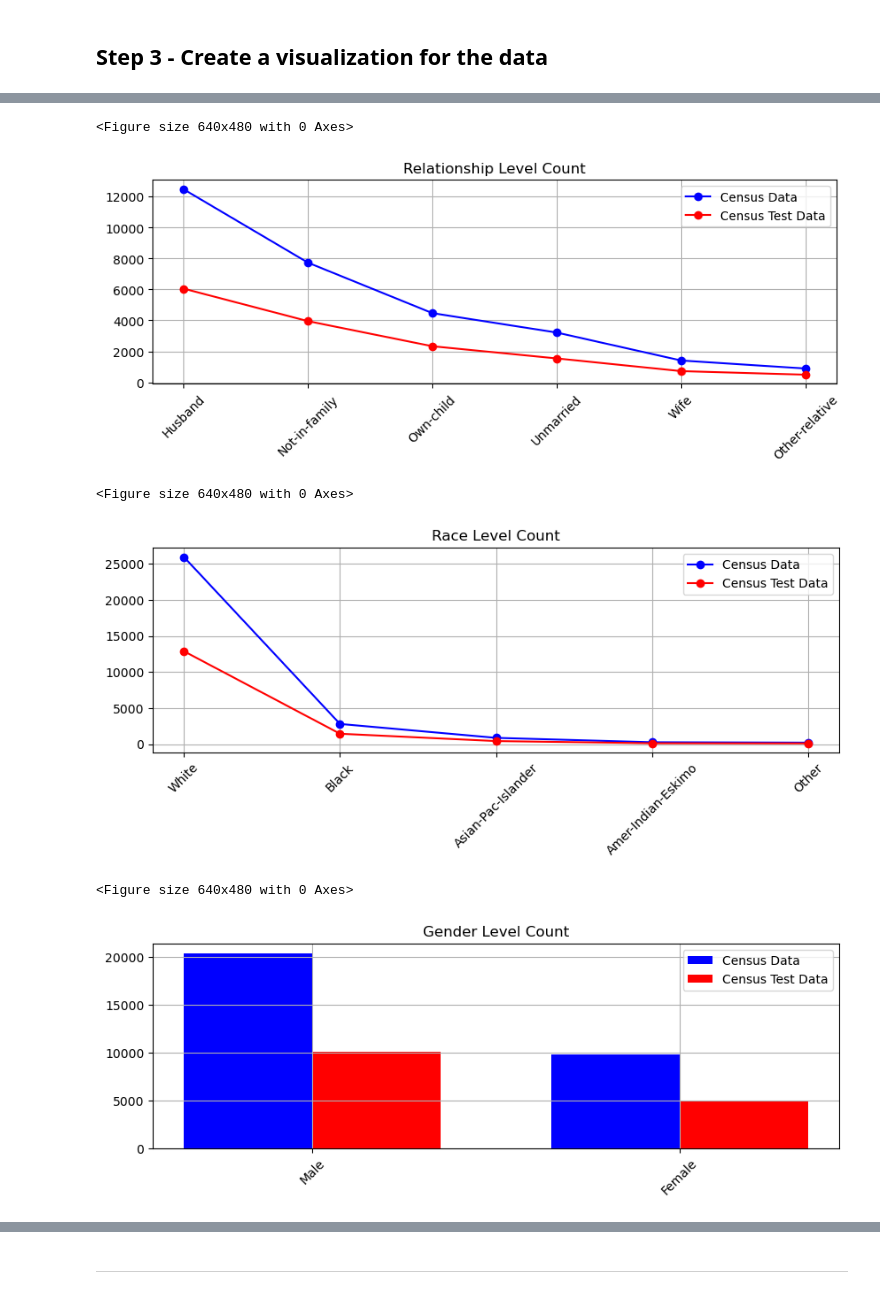
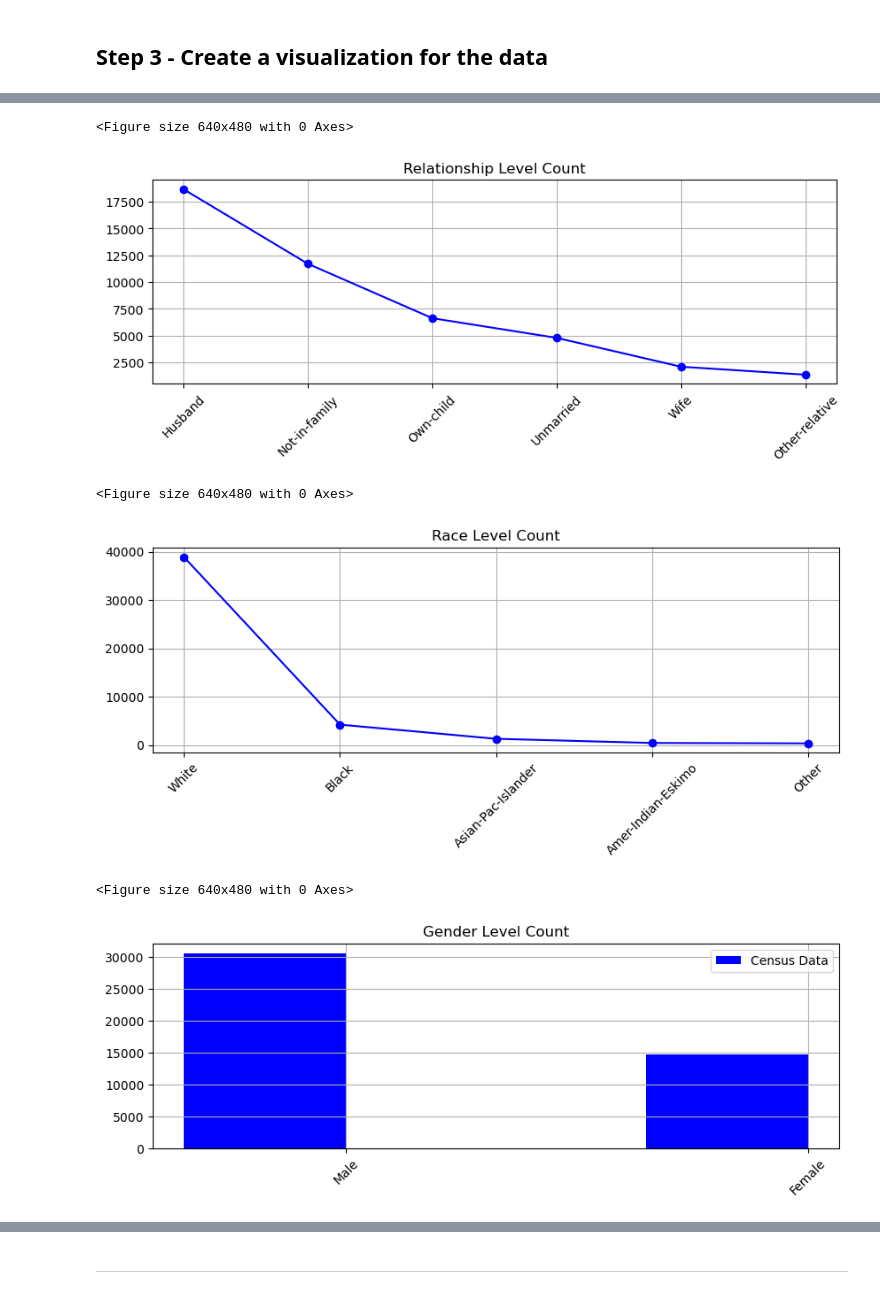
Before and after one commit to sppencerr/Census_Income_ML_Model_Team2, a Jupyter notebook: Group_2_Census_Income_ML_Model.ipynb, the cells around one changed output, grey strips where cells are left out. Saved outputs shown, nothing was run; the diff lists cells and outputs as text; code cells hidden in the pictures.

```diff
--- a/Group_2_Census_Income_ML_Model.ipynb
+++ b/Group_2_Census_Income_ML_Model.ipynb
@@ -95,3 +114,6 @@ census_df.head(10)
+# %%
+# Combine the census_df and census_test_df
+census_df = pd.concat([census_df, census_test_df])
 # %%
 # Check how many rows of census_df
 census_df.shape
@@ -413,59 +291,50 @@ plt.show()
 # %%
-# Create a visualization of the relationship column for each census_df and census_test_df
+# Create a visualization of the relationship column
 
 plt.clf()
 plt.figure(figsize=(10, 3))
 train_work_counts = census_df['relationship'].value_counts()
-test_work_counts = census_test_df['relationship'].value_counts()
 
 plt.plot(train_work_counts.index, train_work_counts.values, marker='o', color='blue')
-plt.plot(test_work_counts.index, test_work_counts.values, marker='o', color='red')
 plt.xticks(rotation=45)
 plt.title('Relationship Level Count')
-plt.legend(['Census Data', 'Census Test Data'])
 plt.grid(True)
 plt.show()
 # %% [output]
 <Figure size 640x480 with 0 Axes>
-[figure, old version]
+[figure, new version]
 # %%
-# Create a visualization of the race column for each census_df and census_test_df
+# Create a visualization of the race column
 
 plt.clf()
 plt.figure(figsize=(10, 3))
 train_work_counts = census_df['race'].value_counts()
-test_work_counts = census_test_df['race'].value_counts()
 
 plt.plot(train_work_counts.index, train_work_counts.values, marker='o', color='blue')
-plt.plot(test_work_counts.index, test_work_counts.values, marker='o', color='red')
 plt.xticks(rotation=45)
 plt.title('Race Level Count')
-plt.legend(['Census Data', 'Census Test Data'])
 plt.grid(True)
 plt.show()
 # %% [output]
 <Figure size 640x480 with 0 Axes>
-[figure, old version]
+[figure, new version]
 # %%
-# Create a visualization of the sex column for each census_df and census_test_df
-
+# Create a visualization of the sex column
 plt.clf()
 plt.figure(figsize=(10, 3))
 train_work_counts = census_df['sex'].value_counts()
-test_work_counts = census_test_df['sex'].value_counts()
 
 index = np.arange(len(train_work_counts.index))
 width = 0.35
 
 plt.bar(index - width/2, train_work_counts.values, width, label='Census Data', color='blue')
-plt.bar(index + width/2, test_work_counts.values, width, label='Census Test Data', color='red')
 
 plt.xticks(index, train_work_counts.index, rotation=45)
 plt.title('Gender Level Count')
 plt.legend()
 plt.grid(True)
 plt.show()
 # %% [output]
 <Figure size 640x480 with 0 Axes>
-[figure, old version]
+[figure, new version]
 # %%
```
Also changed, not shown: parts of 24 cells of this notebook, 1 other file.
